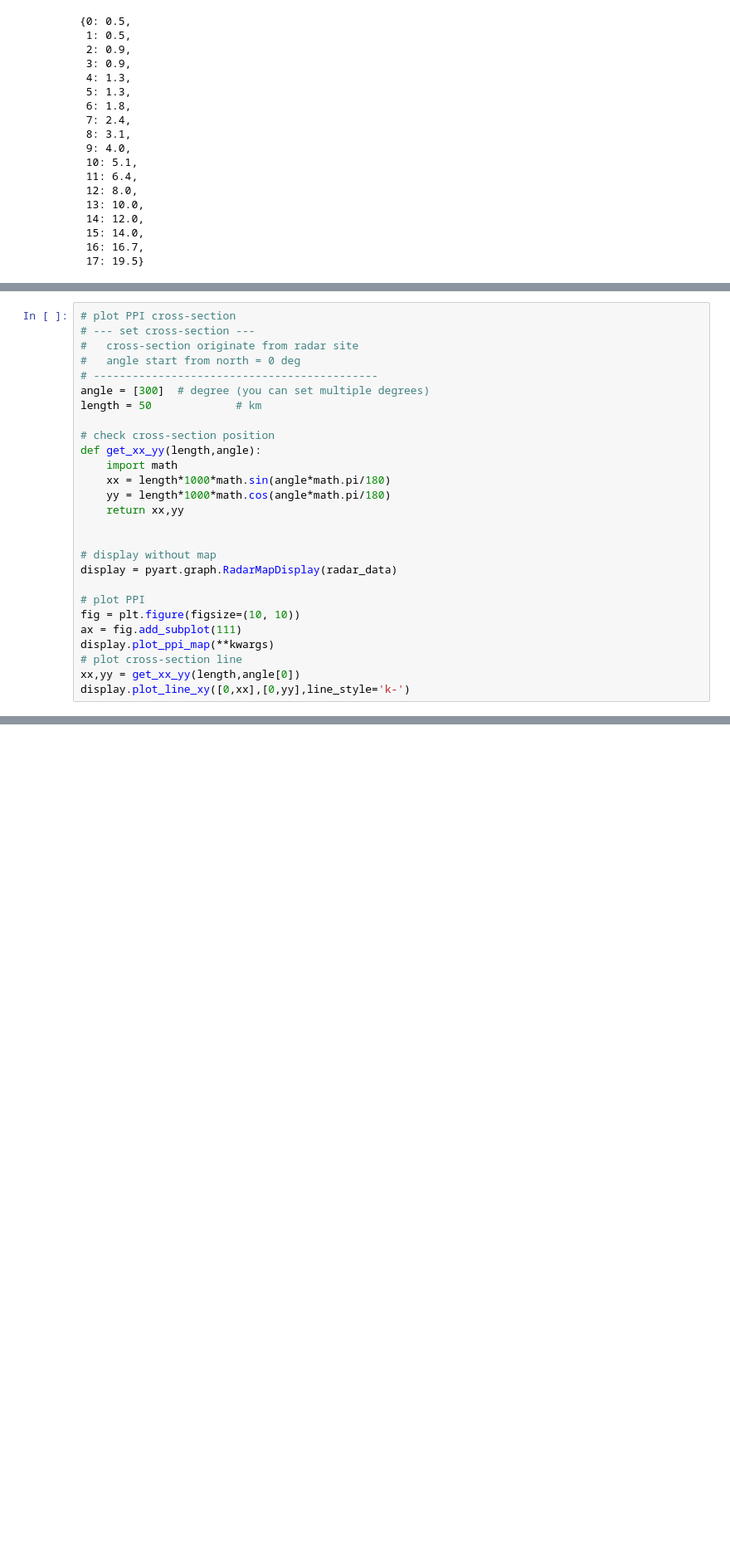
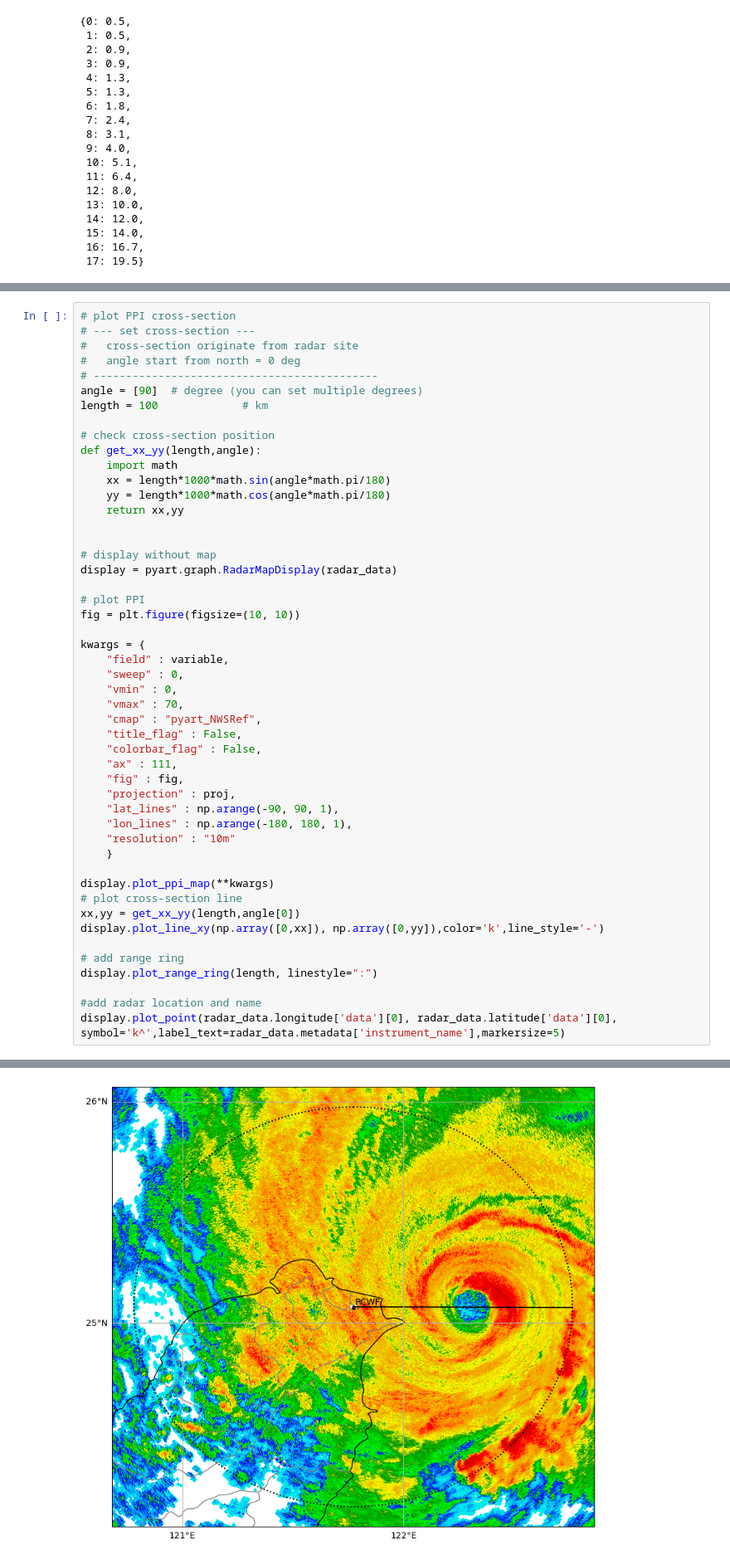
Before and after one commit to tsubakih07/pyart_lecture, a Jupyter notebook: pyart_training/pyart_practice.ipynb, the cells around one changed output, grey strips where cells are left out. Shown at 83% size. Saved outputs shown, nothing was run; the diff lists cells and outputs as text; blank space fills up the shorter version.

```diff
--- a/pyart_training/pyart_practice.ipynb
+++ b/pyart_training/pyart_practice.ipynb
@@ -255,8 +253,8 @@ plt.subplots_adjust(wspace=0.3, hspace=0.5)
 #   cross-section originate from radar site
 #   angle start from north = 0 deg
 # --------------------------------------------
-angle = [300]  # degree (you can set multiple degrees)
-length = 50             # km
+angle = [90]  # degree (you can set multiple degrees)
+length = 100             # km
 
 # check cross-section position
 def get_xx_yy(length,angle):
@@ -271,9 +269,31 @@ display = pyart.graph.RadarMapDisplay(radar_data)
 
 # plot PPI
 fig = plt.figure(figsize=(10, 10))
-ax = fig.add_subplot(111)
+
+kwargs = {
+    "field" : variable,
+    "sweep" : 0,
+    "vmin" : 0,
+    "vmax" : 70,
+    "cmap" : "pyart_NWSRef",
+    "title_flag" : False,
+    "colorbar_flag" : False,
+    "ax" : 111,
+    "fig" : fig,
+    "projection" : proj,
+    "lat_lines" : np.arange(-90, 90, 1),
+    "lon_lines" : np.arange(-180, 180, 1),
+    "resolution" : "10m"
+    }
+
 display.plot_ppi_map(**kwargs)
 # plot cross-section line
 xx,yy = get_xx_yy(length,angle[0])
-display.plot_line_xy([0,xx],[0,yy],line_style='k-')
+display.plot_line_xy(np.array([0,xx]), np.array([0,yy]),color='k',line_style='-')
+
+# add range ring
+display.plot_range_ring(length, linestyle=":")
+
+#add radar location and name
+display.plot_point(radar_data.longitude['data'][0], radar_data.latitude['data'][0], symbol='k^',label_text=radar_data.metadata['instrument_name'],markersize=5)
 # %% [output]
@@ -281,3 +300,4 @@ MissingOptionalDependency: Cartopy is required to use RadarMapDisplay but is not
+[figure, added]
 # %%
 # create cross-section data
 xsect = pyart.util.cross_section_ppi(radar_data,angle)
```
Also changed, not shown: parts of 7 cells of this notebook.
